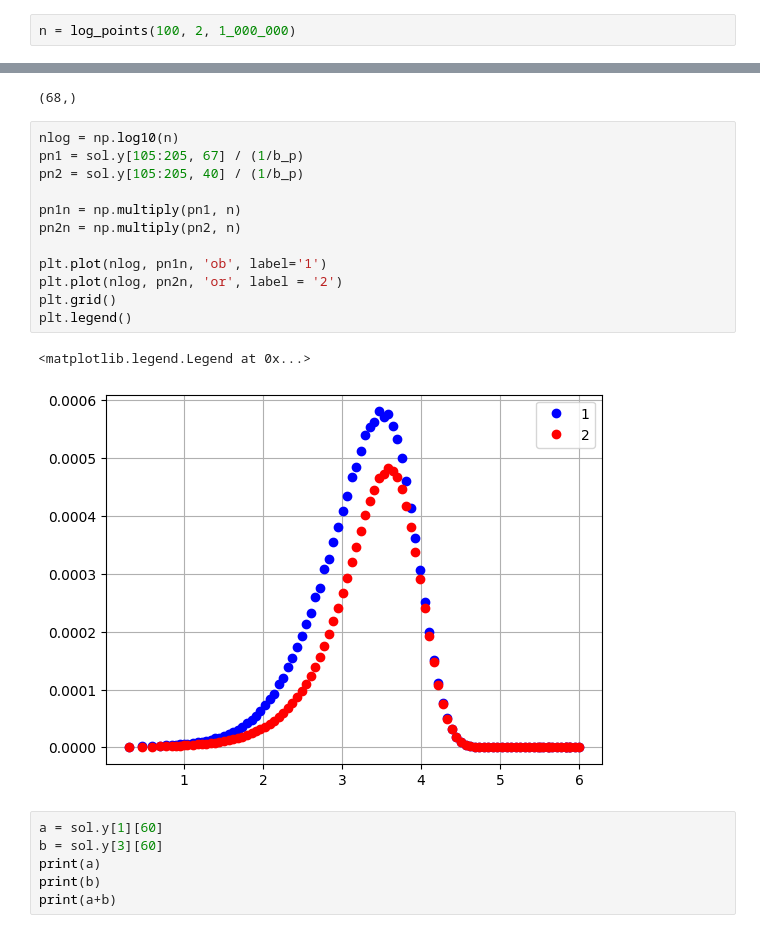
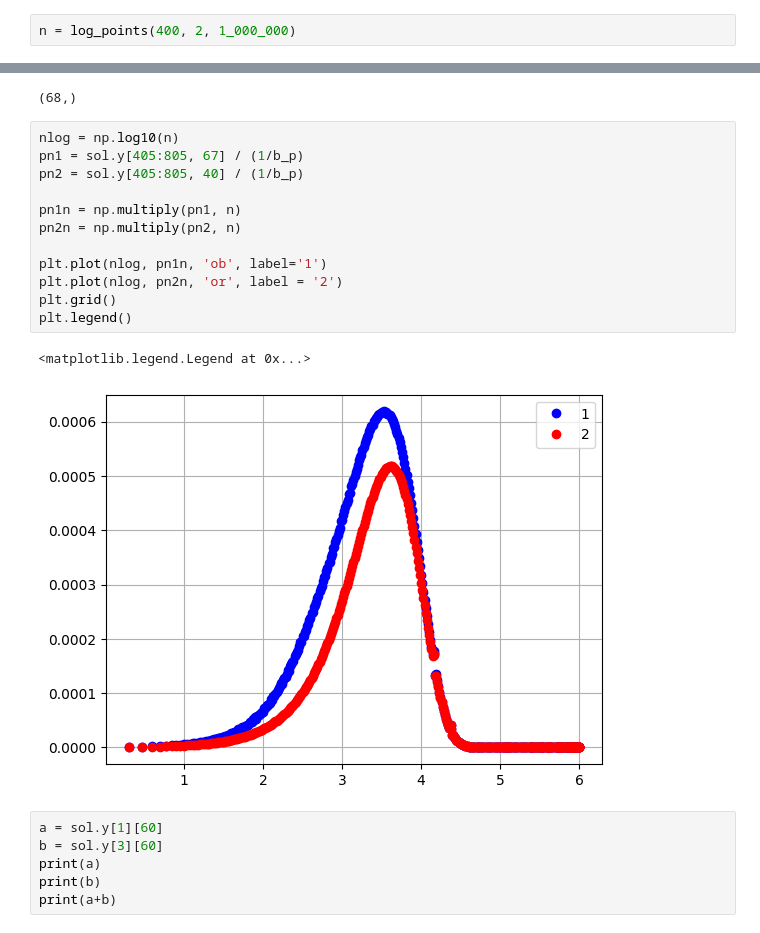
Before and after one commit to NicolasHeredia/KR_method, a Jupyter notebook: kr_second_test.ipynb, the cells around one changed output, grey strips where cells are left out. Drawn from its saved outputs; the diff is of its cells as text.

```diff
--- a/kr_second_test.ipynb
+++ b/kr_second_test.ipynb
@@ -32,7 +32,7 @@ def lambda_1(M, L0, mu_1, mu_2): # momento one for radicals
 
     return num / denm
 # %%
-n = log_points(100, 2, 1_000_000)
+n = log_points(400, 2, 1_000_000)
 # %%
 # Crear un array con 400 elementos para b de propagación
 b_p = 1.0 / np.diff(n)
@@ -173,19 +173,19 @@ sol.t.shape
 (68,)
 # %%
 nlog = np.log10(n)
-pn1 = sol.y[105:205, 67] / (1/b_p)
-pn2 = sol.y[105:205, 40] / (1/b_p)
+pn1 = sol.y[405:805, 67] / (1/b_p)
+pn2 = sol.y[405:805, 40] / (1/b_p)
 
 pn1n = np.multiply(pn1, n)
 pn2n = np.multiply(pn2, n)
 
 plt.plot(nlog, pn1n, 'ob', label='1')
 plt.plot(nlog, pn2n, 'or', label = '2')
 plt.grid()
 plt.legend()
 # %% [output]
 <matplotlib.legend.Legend at 0x...>
-[figure, old version]
+[figure, new version]
 # %%
 a = sol.y[1][60]
 b = sol.y[3][60]
```
Also changed, not shown: parts of 1 cell of this notebook, 2 other files.
